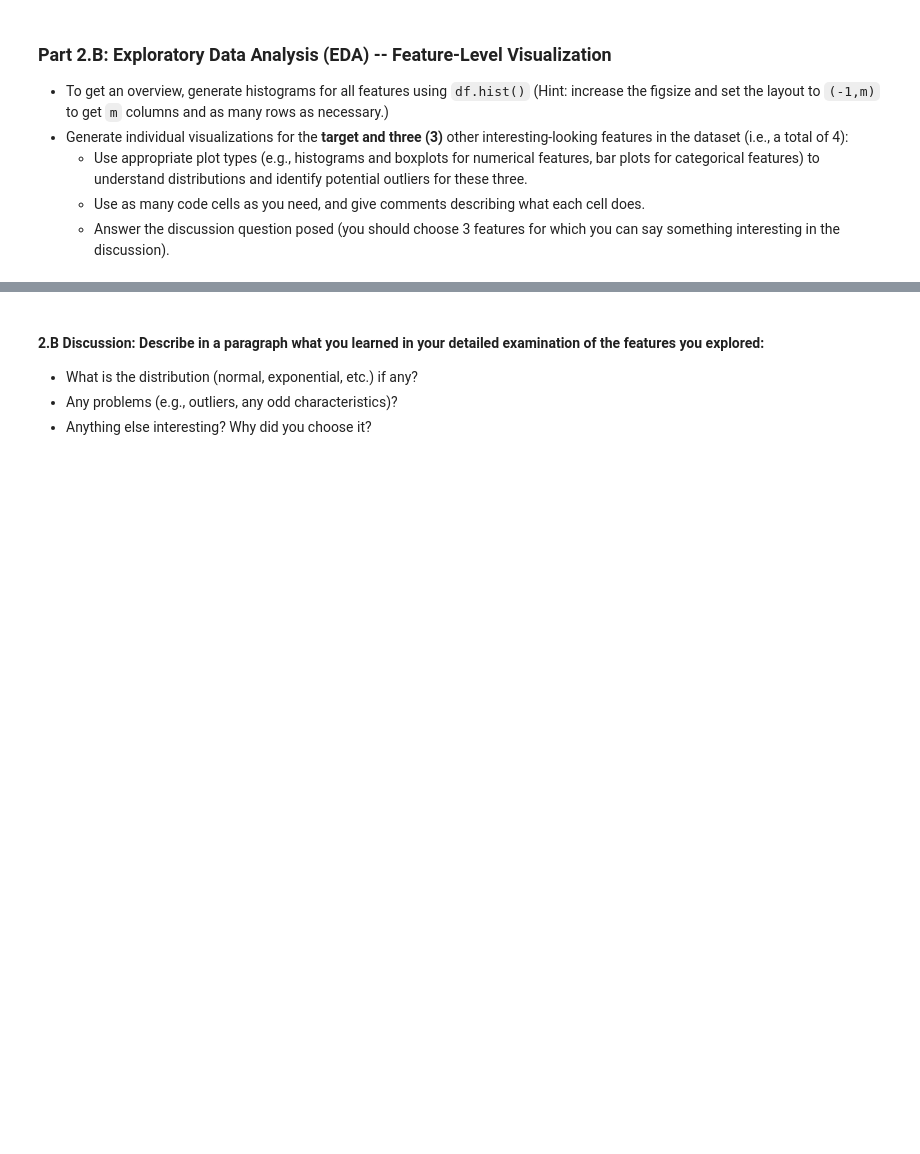
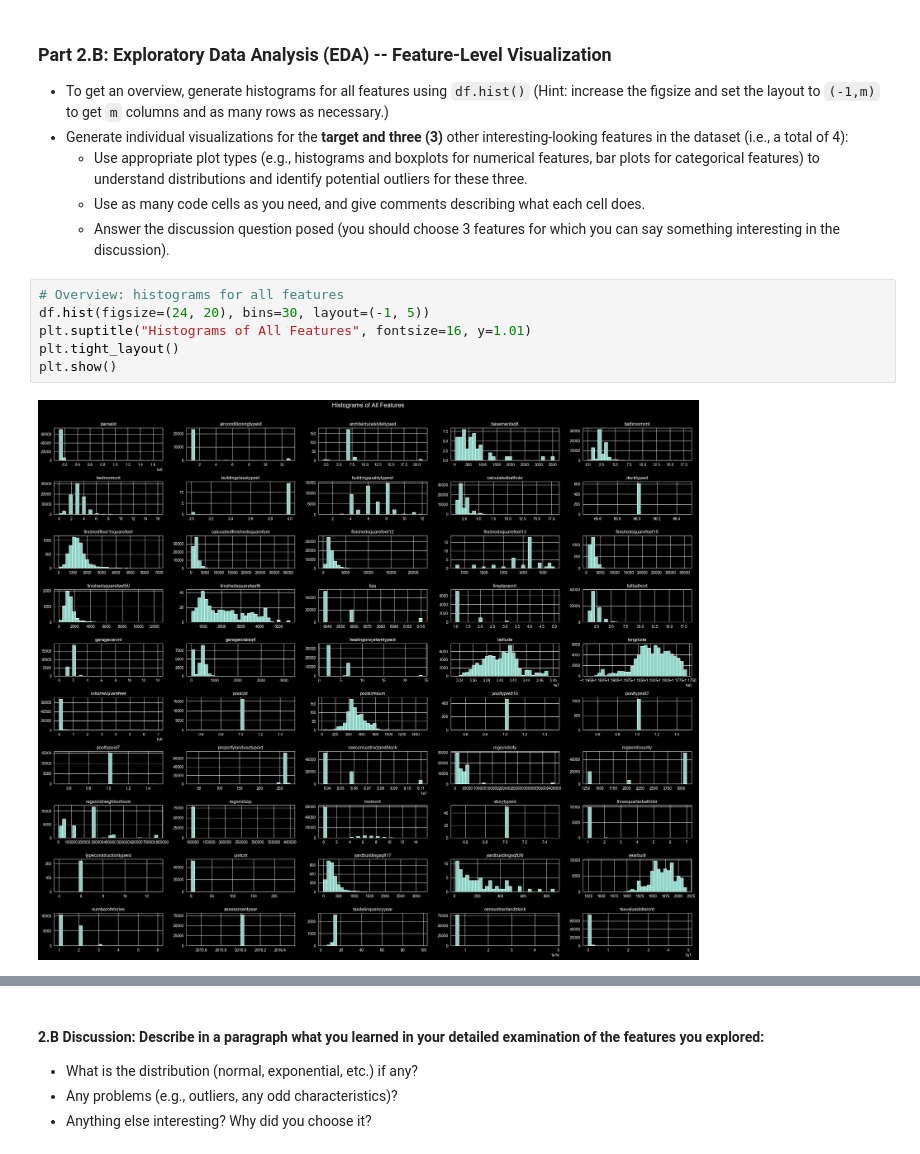
Before and after one commit to reynolkb-bu/Module-3-Assignments, a Jupyter notebook: Milestone_01.ipynb, the cells around one changed output, grey strips where cells are left out. Saved outputs shown, nothing was run; the diff lists cells and outputs as text; blank space fills up the shorter version.

```diff
--- a/Milestone_01.ipynb
+++ b/Milestone_01.ipynb
@@ -264,3 +264,11 @@ Also assessmentyear has 1 unique value (2016) — constant across all rows.
     - Use appropriate plot types (e.g., histograms and boxplots for numerical features, bar plots for categorical features) to understand distributions and identify potential outliers for these three.
     - Use as many code cells as you need, and give comments describing what each cell does.
     - Answer the discussion question posed (you should choose 3 features for which you can say something interesting in the discussion).
+# %%
+# Overview: histograms for all features
+df.hist(figsize=(24, 20), bins=30, layout=(-1, 5))
+plt.suptitle("Histograms of All Features", fontsize=16, y=1.01)
+plt.tight_layout()
+plt.show()
+# %% [output]
+[figure, added]
```
Also changed, not shown: parts of 4 cells of this notebook.
